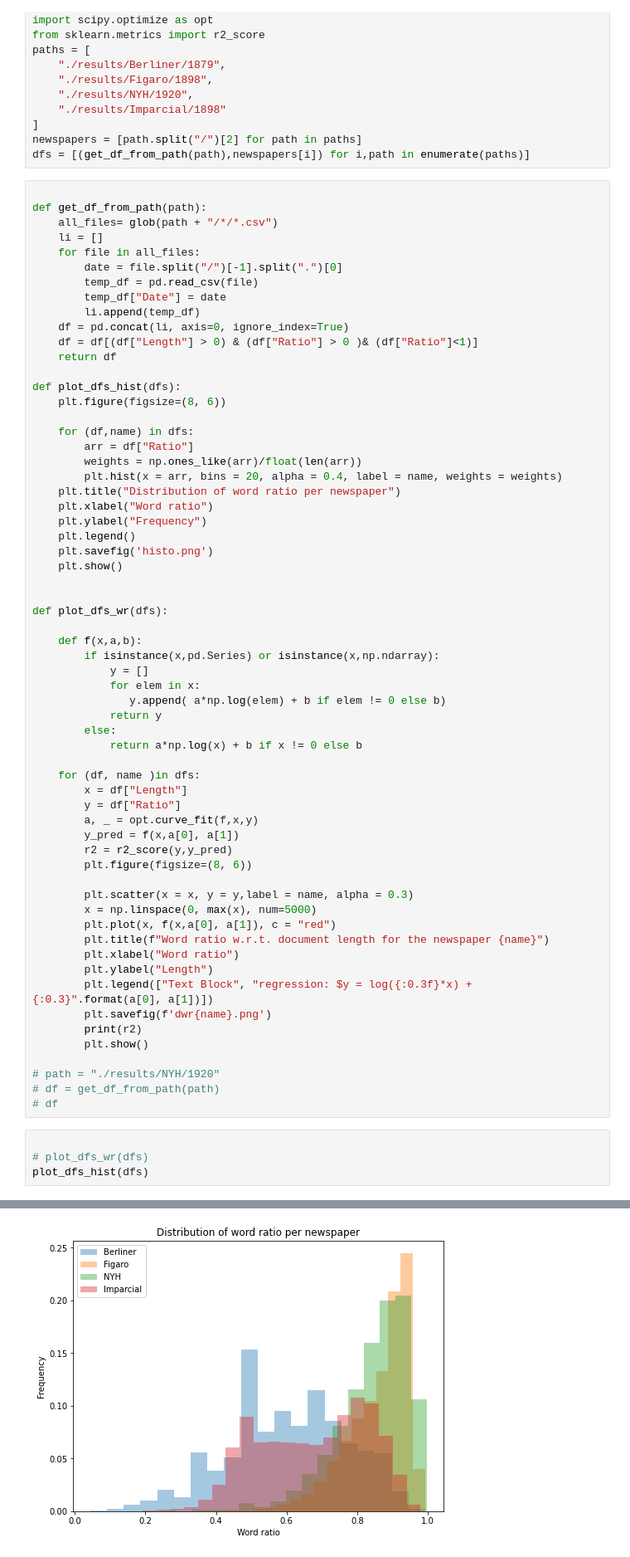
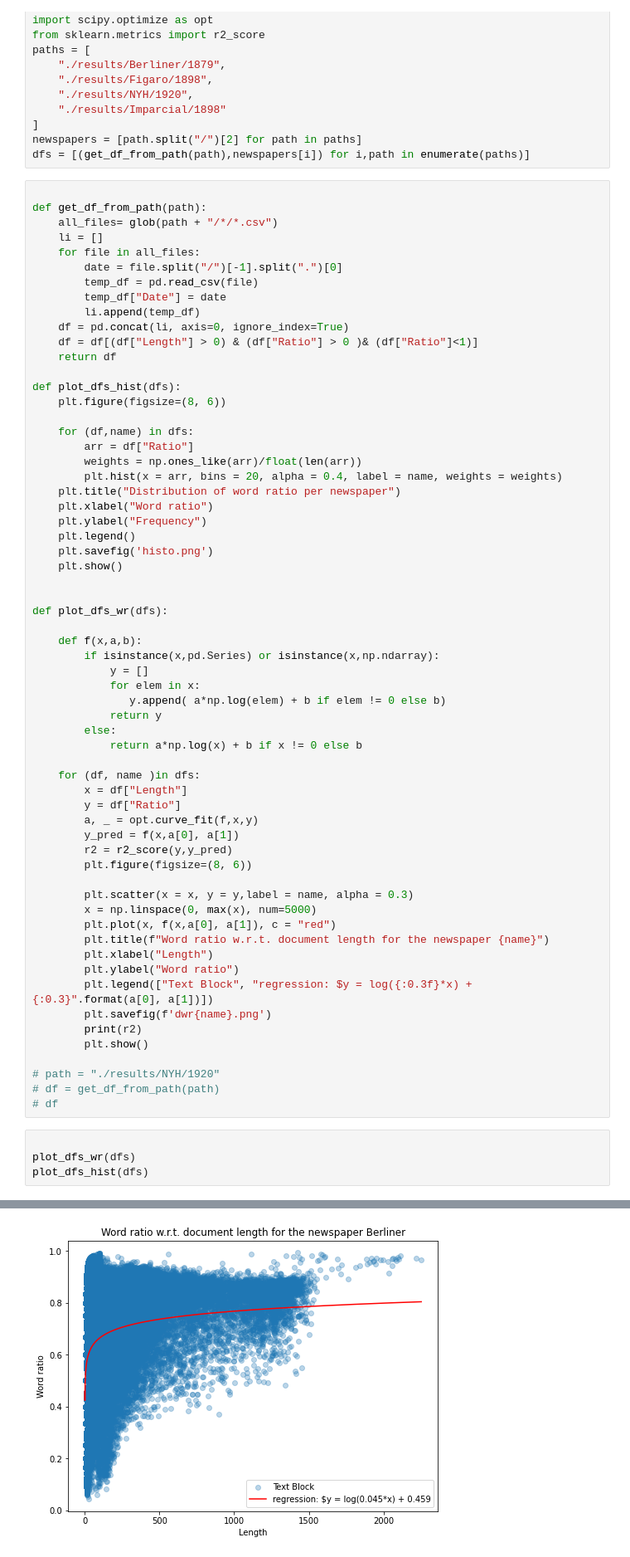
Before and after one commit to ThomasBench/anxietyNews, a Jupyter notebook: OCR.ipynb, the cells around one changed output, grey strips where cells are left out. Shown: that part at 83% size. Saved outputs shown, nothing was run; the diff lists cells and outputs as text.

```diff
--- a/OCR.ipynb
+++ b/OCR.ipynb
@@ -65,8 +65,8 @@ def plot_dfs_wr(dfs):
         x = np.linspace(0, max(x), num=5000)
         plt.plot(x, f(x,a[0], a[1]), c = "red")
         plt.title(f"Word ratio w.r.t. document length for the newspaper {name}")
-        plt.xlabel("Word ratio")
-        plt.ylabel("Length")
+        plt.xlabel("Length")
+        plt.ylabel("Word ratio")
         plt.legend(["Text Block", "regression: $y = log({:0.3f}*x) + {:0.3}".format(a[0], a[1])])
         plt.savefig(f'dwr{name}.png')
         print(r2)
@@ -77,6 +77,6 @@ def plot_dfs_wr(dfs):
 # df
 # %%
 
-# plot_dfs_wr(dfs)
+plot_dfs_wr(dfs)
 plot_dfs_hist(dfs)
 # %% [output]
@@ -83 +84 @@ plot_dfs_hist(dfs)
-[figure, old version]
+[figure, new version]
```
Also changed, not shown: parts of 1 cell of this notebook, 51 other files.
